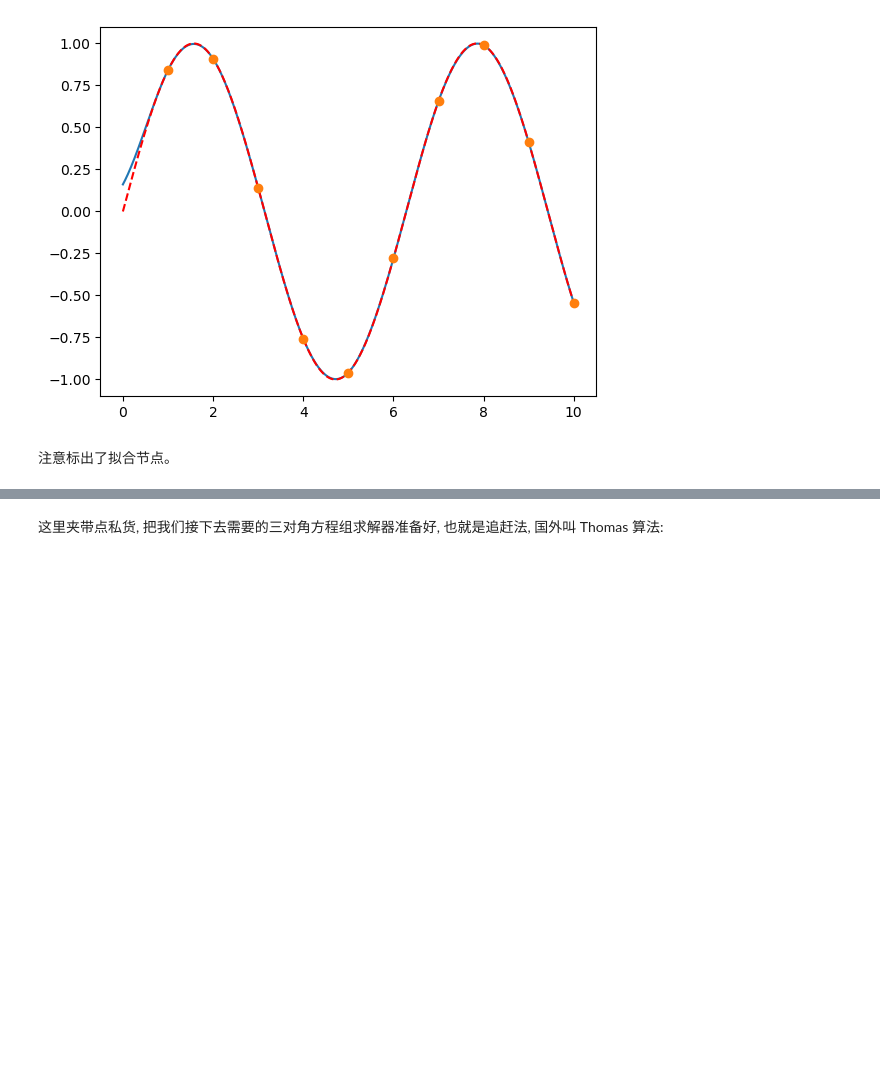
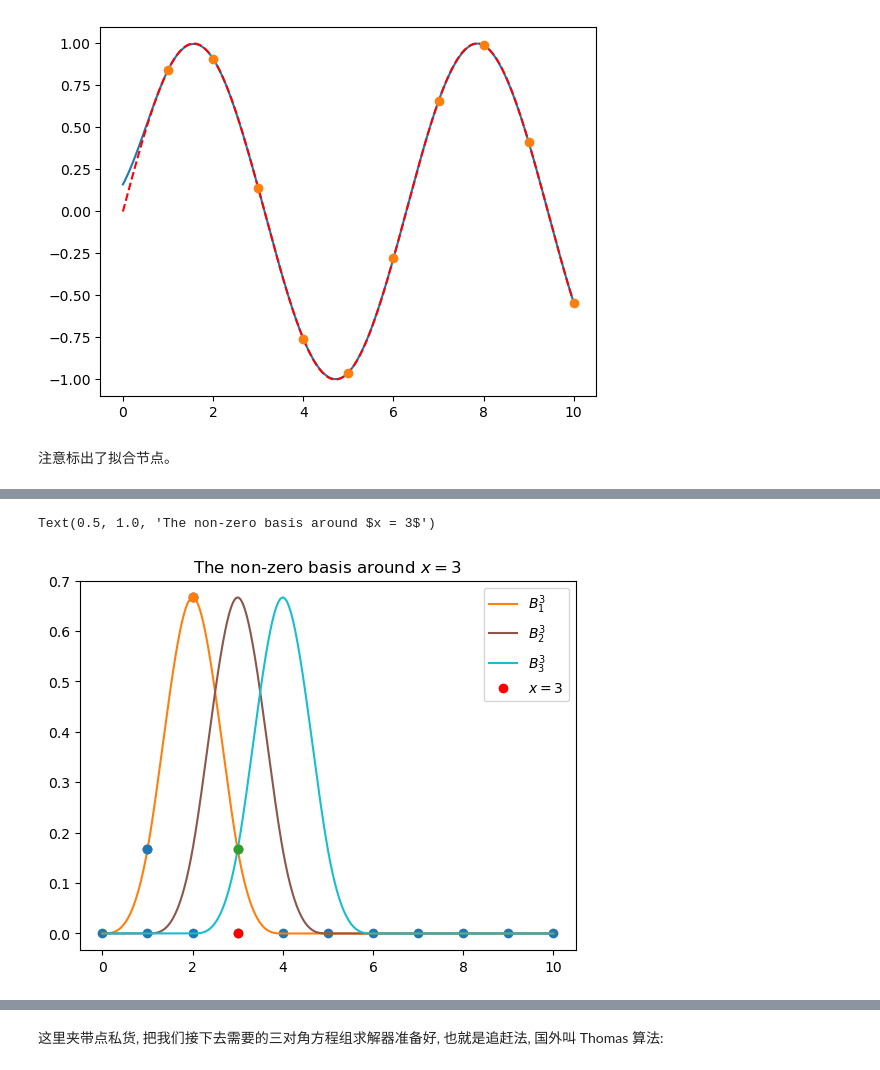
Before and after one commit to wangheyu/NA, a Jupyter notebook: Spline.ipynb, the cells around one changed output, grey strips where cells are left out. Drawn from its saved outputs; the diff is of its cells as text; code cells hidden in the pictures; blank space fills up the shorter version.

```diff
--- a/Spline.ipynb
+++ b/Spline.ipynb
@@ -295,4 +263,0 @@ def tpow(x, t):
-# %%
-x = np.linspace(0, 4, 100)
-t = 0.5
-plt.plot(x, tpow(x, t))
@@ -328,6 +263,0 @@ plt.plot(x, tpow(x, 3.0) - tpow(x, 2.0) - (tpow(x, 2.0) - tpow(x, 1.0)))
-# %%
-def Bspline(n, i, x):
-    if (n == 0):
-        return (x > i - 1) * (x <= i) * 1.0
-    else:
-        return (x - i + 1) / n * Bspline(n - 1, i, x) + (i + n - x) / n * Bspline(n - 1, i + 1, x)
@@ -336,2 +263,0 @@ def Bspline(n, i, x):
-# %%
-x = np.linspace(0, 10, 100)
@@ -353,0 +278,24 @@ def obj_dfunc(x):
+# %%
+n = 3
+plt.plot(Z, np.zeros(len(Z)), 'o')
+i = 1
+plt.plot(x, Bspline(n, i, x), label=f'$B_{i}^{n}$')
+plt.plot(1, 1/6, 'o')
+plt.plot(2, 2/3, 'o')
+plt.plot(3, 1/6, 'o')  # 推论 3.52
+i = 2
+plt.plot(x, Bspline(n, i, x), label=f'$B_{i}^{n}$')
+plt.plot(1, 1/6, 'o')
+plt.plot(2, 2/3, 'o')
+plt.plot(3, 1/6, 'o')  # 推论 3.52
+i = 3
+plt.plot(x, Bspline(n, i, x), label=f'$B_{i}^{n}$')
+plt.plot(1, 1/6, 'o')
+plt.plot(2, 2/3, 'o')
+plt.plot(3, 1/6, 'o')  # 推论 3.52
+plt.plot(3, 0, 'ro', label='$x = 3$')
+plt.legend()
+plt.title('The non-zero basis around $x = 3$')
+# %% [output]
+Text(0.5, 1.0, 'The non-zero basis around $x = 3$')
+[figure, added]
```
Also changed, not shown: parts of 46 cells of this notebook, 1 other file.
